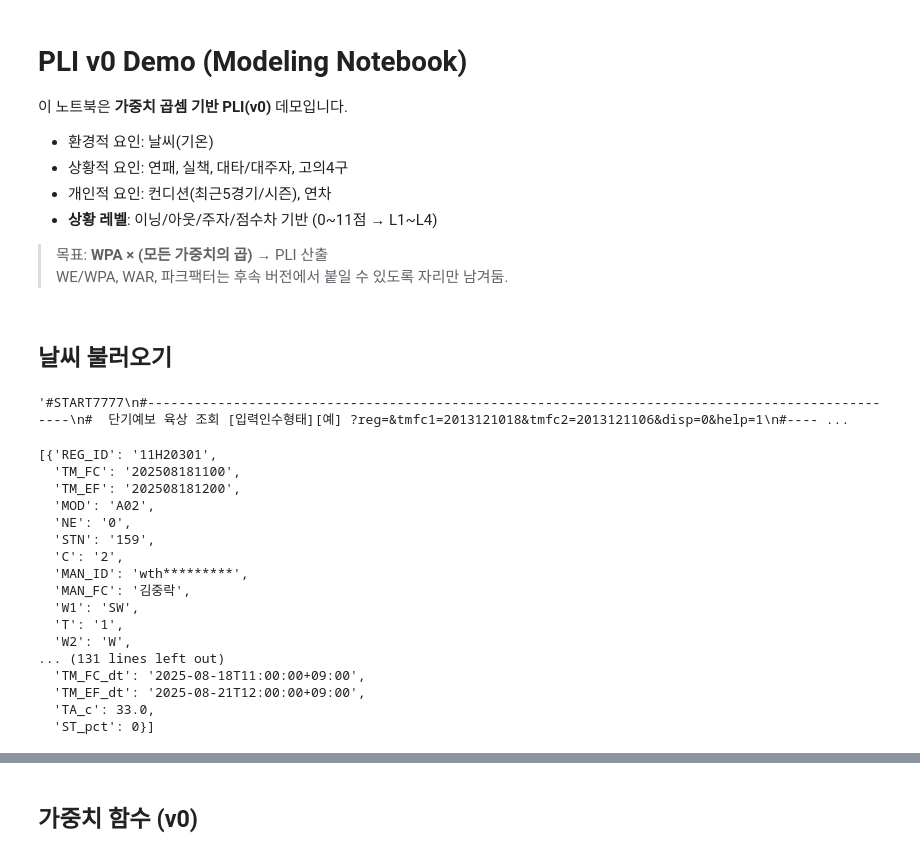
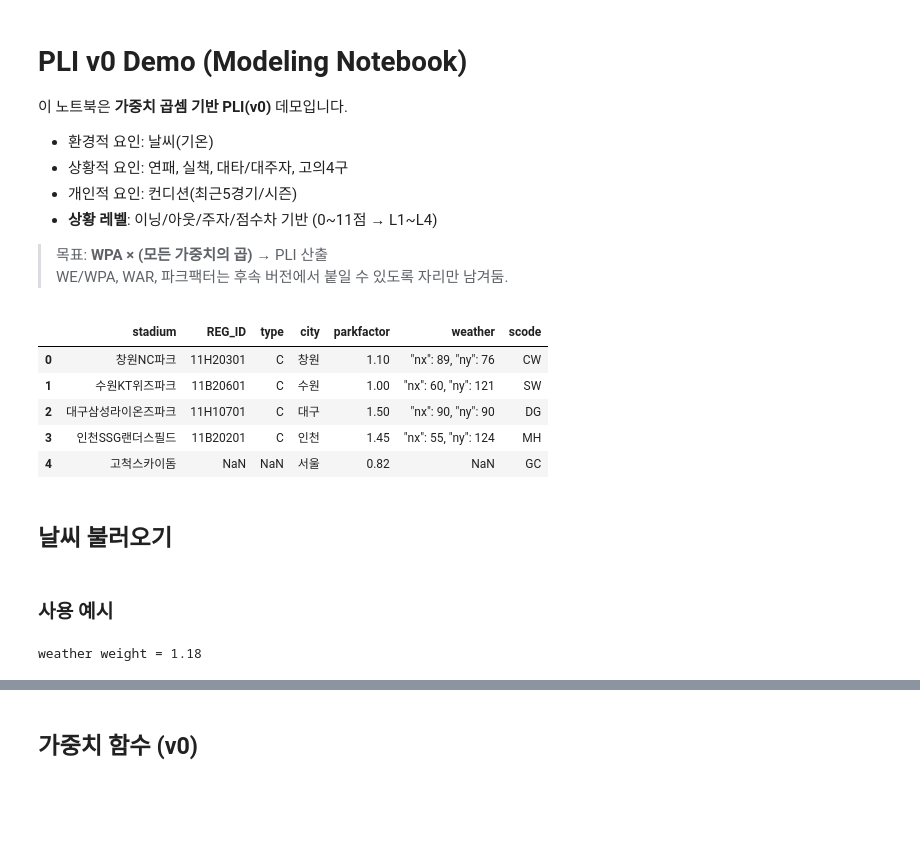
Before and after one commit to ballrae/Back, a Jupyter notebook: ballrae_backend/pli_api/pli_demo.ipynb, the cells around one changed output, grey strips where cells are left out. Saved outputs shown, nothing was run; the diff lists cells and outputs as text; code cells hidden in the pictures; blank space fills up the shorter version.

```diff
--- a/ballrae_backend/pli_api/pli_demo.ipynb
+++ b/ballrae_backend/pli_api/pli_demo.ipynb
@@ -4,7 +4,7 @@
 이 노트북은 **가중치 곱셈 기반 PLI(v0)** 데모입니다.
 - 환경적 요인: 날씨(기온)
 - 상황적 요인: 연패, 실책, 대타/대주자, 고의4구
-- 개인적 요인: 컨디션(최근5경기/시즌), 연차
+- 개인적 요인: 컨디션(최근5경기/시즌)
 - **상황 레벨**: 이닝/아웃/주자/점수차 기반 (0~11점 → L1~L4)
 
 > 목표: **WPA × (모든 가중치의 곱)** → PLI 산출
@@ -12,26 +12,25 @@
 # %%
 # Imports
 from dataclasses import dataclass
 from typing import Optional, Tuple, Dict, Any
 import math
 import pandas as pd
 import numpy as np
 from IPython.display import display
+from typing import Optional
 
 pd.set_option("display.max_columns", None)
 pd.set_option("display.width", 120)
+wpa = pd.read_csv('../../data/kbo_we_matrix_filtered.csv')
+stadium = pd.read_csv('../../data/stadium.csv')
+stadium.head()
+# %% [output]
+|  | stadium | REG_ID | type | city | parkfactor | weather | scode |
+| 0 | 창원NC파크 | 11H20301 | C | 창원 | 1.10 | "nx": 89, "ny": 76 | CW |
+| 1 | 수원KT위즈파크 | 11B20601 | C | 수원 | 1.00 | "nx": 60, "ny": 121 | SW |
+| 2 | 대구삼성라이온즈파크 | 11H10701 | C | 대구 | 1.50 | "nx": 90, "ny": 90 | DG |
+| 3 | 인천SSG랜더스필드 | 11B20201 | C | 인천 | 1.45 | "nx": 55, "ny": 124 | MH |
+| 4 | 고척스카이돔 | NaN | NaN | 서울 | 0.82 | NaN | GC |
 # %% [markdown]
 ## 날씨 불러오기
-# %%
-import requests
-import json
-
-# URL 문자열
-url = 'https://apihub.kma.go.kr/api/typ01/cgi-bin/url/nph-dfs_shrt_grd?tmfc=2025081818&tmef=2025081824&vars=TMP&authKey=mhFQBEknT9eRUARJJ3_XYA&reg=11H20301'
-
-# GET 요청
-response = requests.get(url)
-response.text
-# %% [output]
-'#START7777\n#--------------------------------------------------------------------------------------------------\n#  단기예보 육상 조회 [입력인수형태][예] ?reg=&tmfc1=2013121018&tmfc2=2013121106&disp=0&help=1\n#---- ...
 # %%
@@ -95,20 +149,14 @@ def parse_short_land_text(table_text: str):
+# %% [markdown]
+### 사용 예시
 # %%
-parse_short_land_text(response.text)
+# 비밀키는 안전한 곳에서 꺼내서 넘겨줘!
+AUTH = "iVHg1Rm_SGuR4NUZv3hrLw"
+
+# 코드로
+res = get_stadium_temperature("JS", target_hour=18, auth_key=AUTH)
+
+# 가중치까지
+w = batting_weather_weight(res["temperature"])
+print("weather weight =", w)
 # %% [output]
-[{'REG_ID': '11H20301',
-  'TM_FC': '202508181100',
-  'TM_EF': '202508181200',
-  'MOD': 'A02',
-  'NE': '0',
-  'STN': '159',
-  'C': '2',
-  'MAN_ID': 'wth*********',
-  'MAN_FC': '김중락',
-  'W1': 'SW',
-  'T': '1',
-  'W2': 'W',
-... (131 lines left out)
-  'TM_FC_dt': '2025-08-18T11:00:00+09:00',
-  'TM_EF_dt': '2025-08-21T12:00:00+09:00',
-  'TA_c': 33.0,
-  'ST_pct': 0}]
+weather weight = 1.18
```
Also changed, not shown: parts of 33 cells of this notebook, 2 other files.
